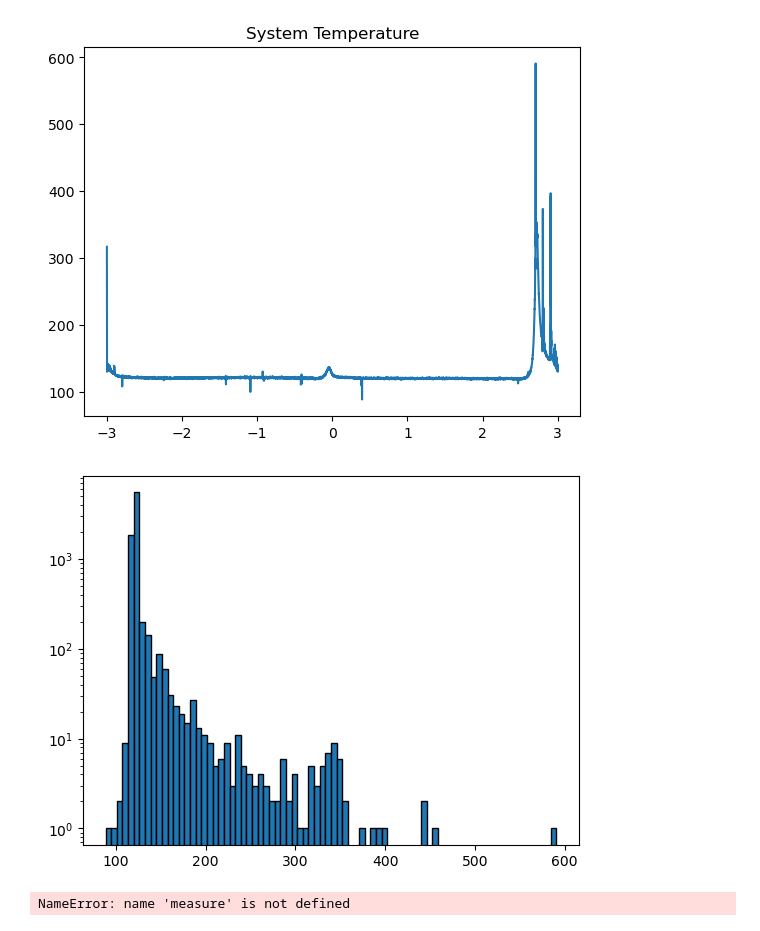
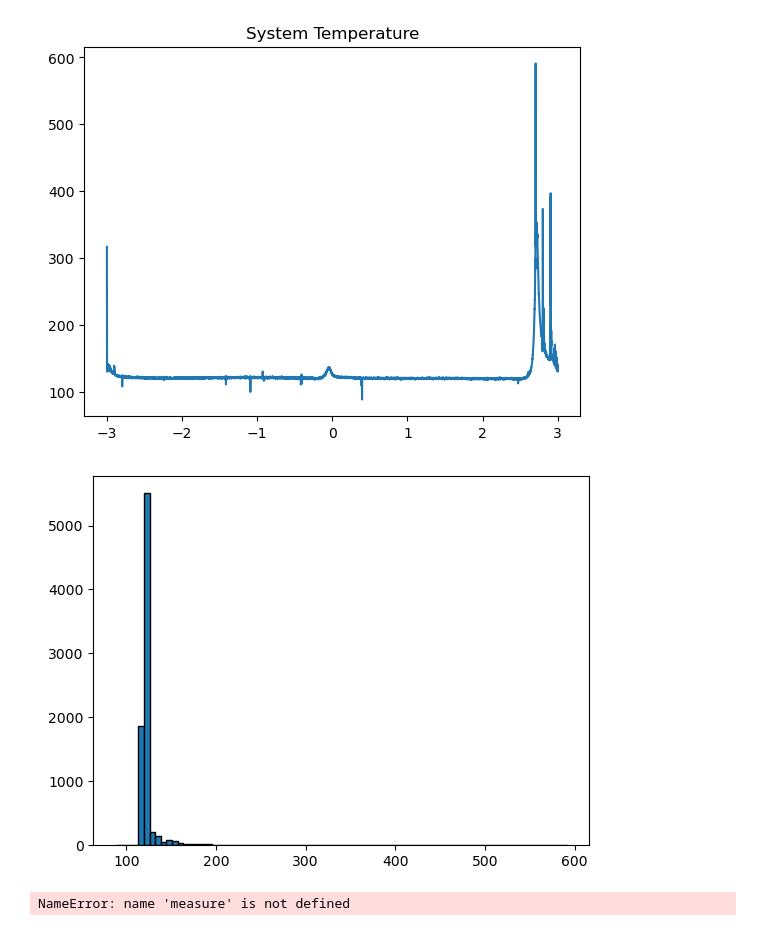
Before and after one commit to GauravSK2001/NBI-SRT-Astro, a Jupyter notebook: calibration/calibration_test_notebook.ipynb, the cells around one changed output. Drawn from its saved outputs; the diff is of its cells as text; code cells hidden in the pictures.

```diff
--- a/calibration/calibration_test_notebook.ipynb
+++ b/calibration/calibration_test_notebook.ipynb
@@ -64,10 +90,10 @@ plt.show()
 # %%
 plt.hist(Tsys_nu, 80, ec="black")
 #plt.xlim(50, 175)
-plt.yscale("log")
+#plt.yscale("log")
 plt.show()
 # %% [output]
-[figure, old version]
+[figure, new version]
 # %%
 def flat_field(data, shape_norm):
     return 10**data / shape_norm
```
Also changed, not shown: parts of 7 cells of this notebook, 2 other files.
